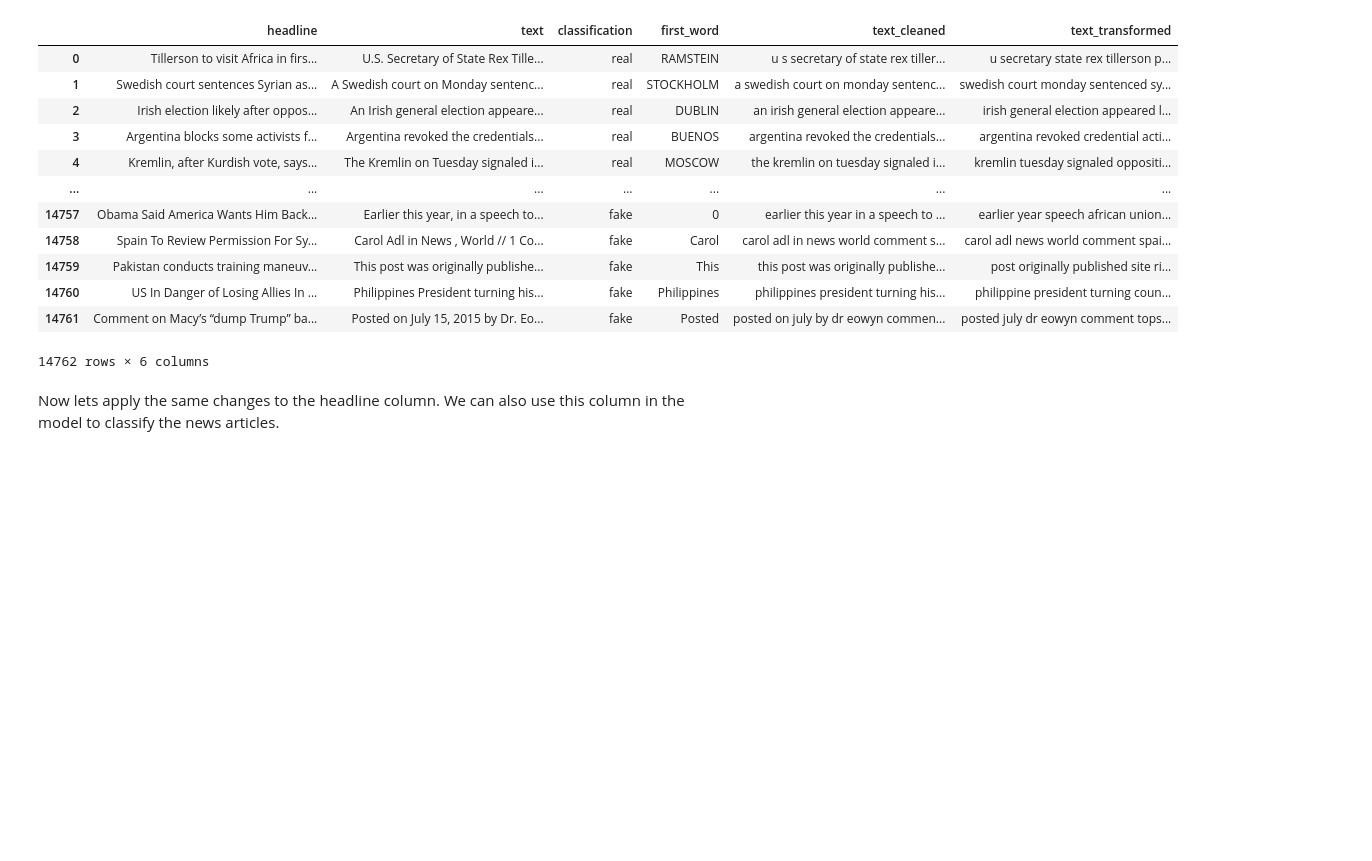
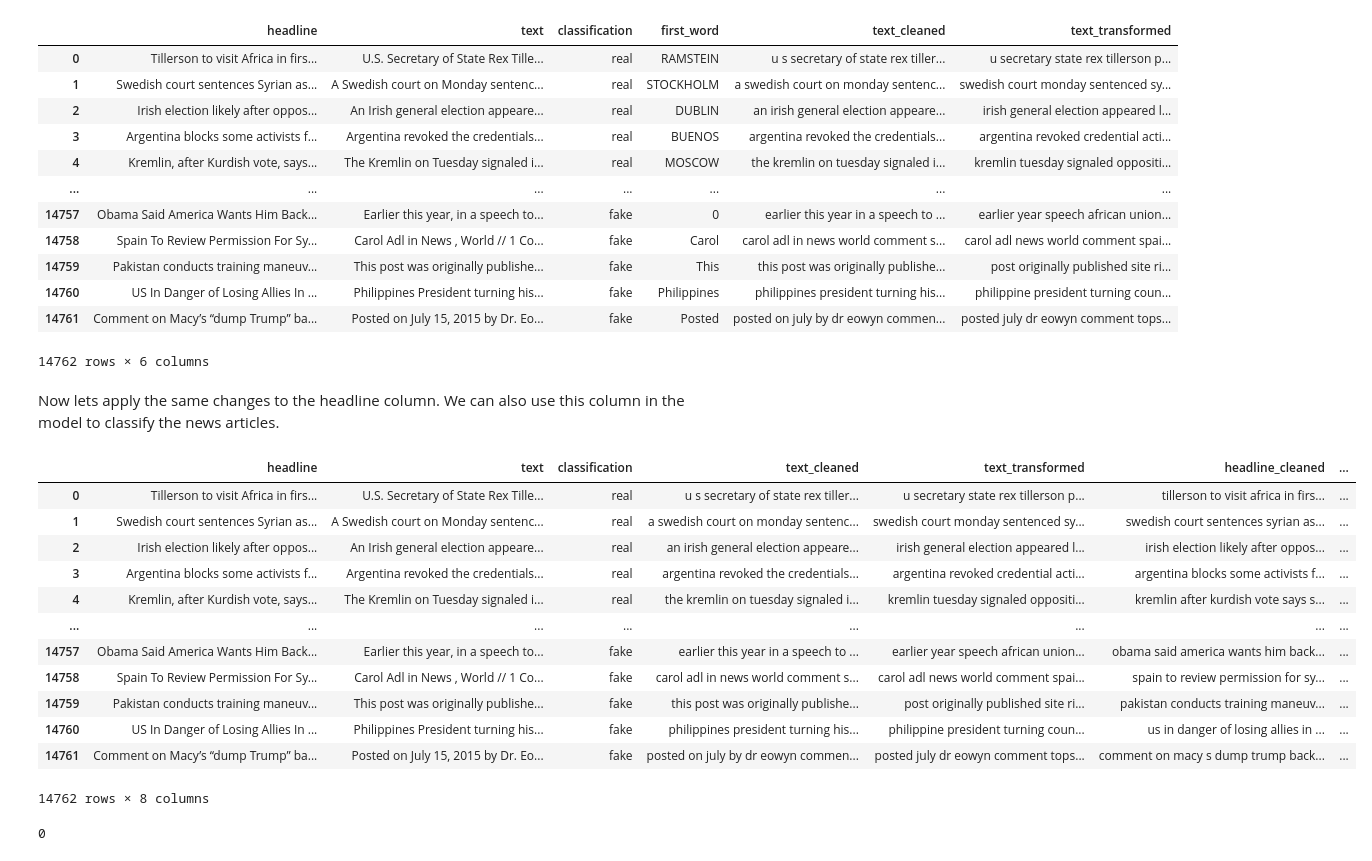
Before and after one commit to jack93g/fake-news-detection, a Jupyter notebook: data_cleaning.ipynb, the cells around one changed output. Saved outputs shown, nothing was run; the diff lists cells and outputs as text; code cells hidden in the pictures; blank space fills up the shorter version.

```diff
--- a/data_cleaning.ipynb
+++ b/data_cleaning.ipynb
@@ -943,5 +943,26 @@ news_df['headline_cleaned'] = news_df['headline'].apply(lambda x: remove_punc(st
 news_df['headline_transformed'] = news_df['headline_cleaned'].apply(lambda x: text_transform(x))
 
 news_df = news_df.drop(columns=['first_word'])
+# %%
+news_df['headline_text_merged'] = news_df["headline_transformed"] + news_df["text_transformed"]
+news_df
+# %% [output]
+|  | headline | text | classification | text_cleaned | text_transformed | headline_cleaned | ... |
+| 0 | Tillerson to visit Africa in firs... | U.S. Secretary of State Rex Tille... | real | u s secretary of state rex tiller... | u secretary state rex tillerson p... | tillerson to visit africa in firs... | ... |
+| 1 | Swedish court sentences Syrian as... | A Swedish court on Monday sentenc... | real | a swedish court on monday sentenc... | swedish court monday sentenced sy... | swedish court sentences syrian as... | ... |
+| 2 | Irish election likely after oppos... | An Irish general election appeare... | real | an irish general election appeare... | irish general election appeared l... | irish election likely after oppos... | ... |
+| 3 | Argentina blocks some activists f... | Argentina revoked the credentials... | real | argentina revoked the credentials... | argentina revoked credential acti... | argentina blocks some activists f... | ... |
+| 4 | Kremlin, after Kurdish vote, says... | The Kremlin on Tuesday signaled i... | real | the kremlin on tuesday signaled i... | kremlin tuesday signaled oppositi... | kremlin after kurdish vote says s... | ... |
+| ... | ... | ... | ... | ... | ... | ... | ... |
+| 14757 | Obama Said America Wants Him Back... | Earlier this year, in a speech to... | fake | earlier this year in a speech to ... | earlier year speech african union... | obama said america wants him back... | ... |
+| 14758 | Spain To Review Permission For Sy... | Carol Adl in News , World // 1 Co... | fake | carol adl in news world comment s... | carol adl news world comment spai... | spain to review permission for sy... | ... |
+| 14759 | Pakistan conducts training maneuv... | This post was originally publishe... | fake | this post was originally publishe... | post originally published site ri... | pakistan conducts training maneuv... | ... |
+| 14760 | US In Danger of Losing Allies In ... | Philippines President turning his... | fake | philippines president turning his... | philippine president turning coun... | us in danger of losing allies in ... | ... |
+| 14761 | Comment on Macy’s “dump Trump” ba... | Posted on July 15, 2015 by Dr. Eo... | fake | posted on july by dr eowyn commen... | posted july dr eowyn comment tops... | comment on macy s dump trump back... | ... |
+14762 rows × 8 columns
+# %%
+news_df['headline_text_merged'].isna().sum()
+# %% [output]
+0
 # %%
 news_df.to_csv('news_df_cleaned.csv', index=False)
```
Also changed, not shown: 1 other file.
